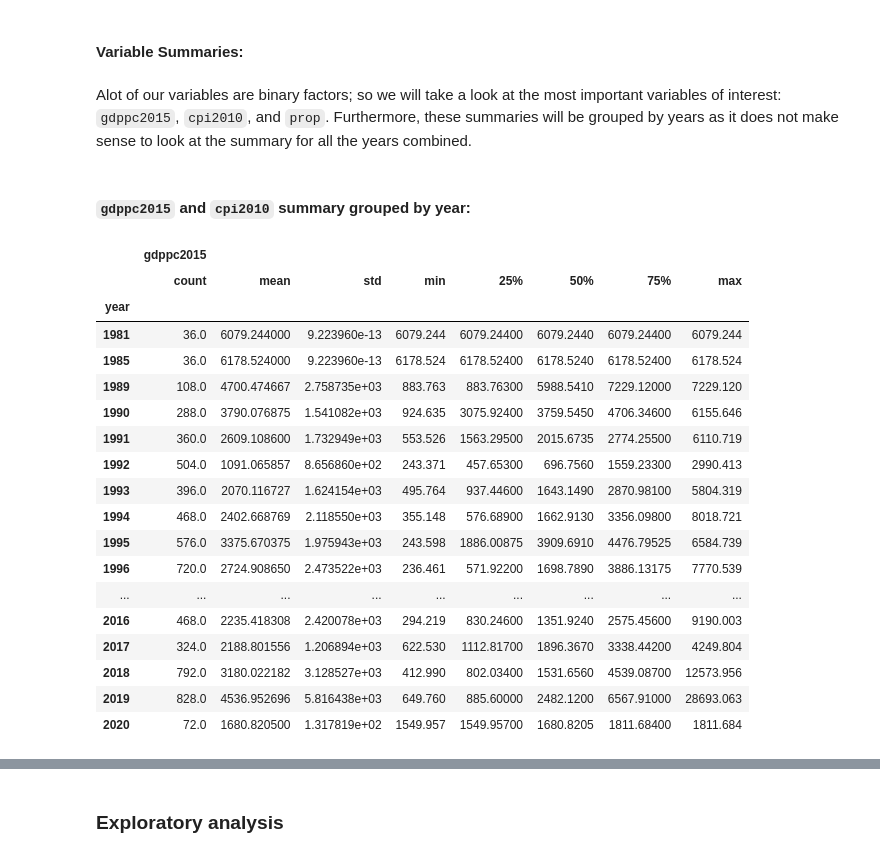
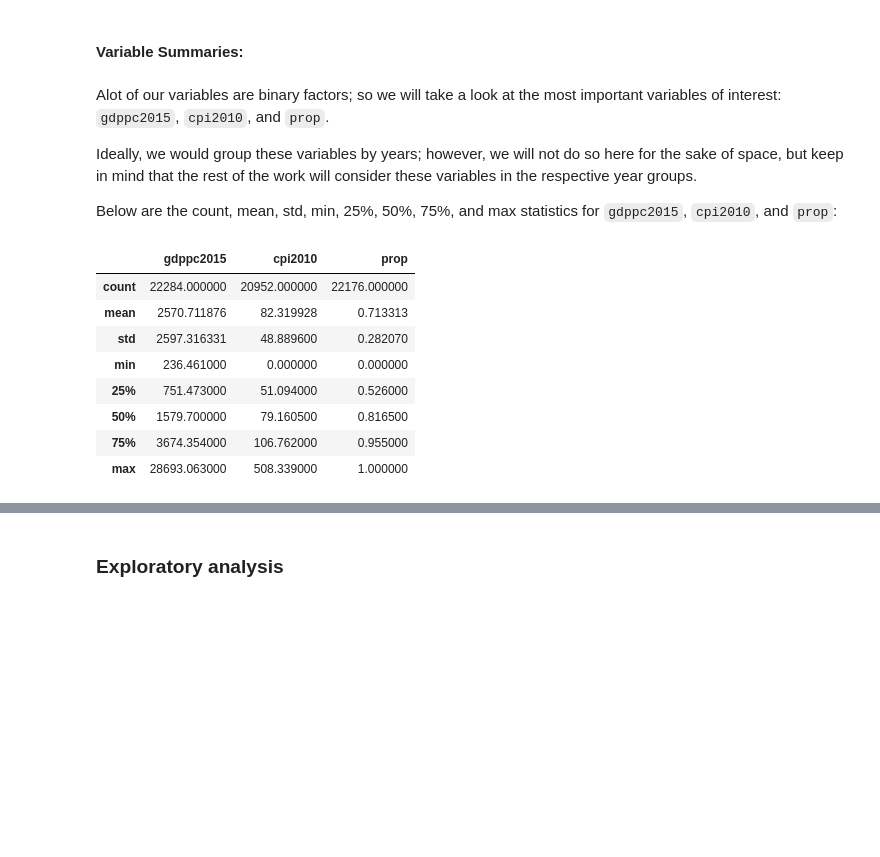
Before and after one commit to TheYibster/-Pstat100-Data-Science, a Jupyter notebook: CP1/project-plan-report.ipynb, the cells around one changed output, grey strips where cells are left out. Saved outputs shown, nothing was run; the diff lists cells and outputs as text; code cells hidden in the pictures; blank space fills up the shorter version.

```diff
--- a/CP1/project-plan-report.ipynb
+++ b/CP1/project-plan-report.ipynb
@@ -128,28 +103,20 @@ One interesting thing of note is that year is not continuous for all countries.
 # %% [markdown]
 #### **Variable Summaries:**
 # %% [markdown]
-Alot of our variables are binary factors; so we will take a look at the most important variables of interest: `gdppc2015`, `cpi2010`, and `prop`. Furthermore, these summaries will be grouped by years as it does not make sense to look at the summary for all the years combined.
+Alot of our variables are binary factors; so we will take a look at the most important variables of interest: `gdppc2015`, `cpi2010`, and `prop`.
+
+Ideally, we would group these variables by years; however, we will not do so here for the sake of space, but keep in mind that the rest of the work will consider these variables in the respective year groups.
+
+Below are the count, mean, std, min, 25%, 50%, 75%, and max statistics for `gdppc2015`, `cpi2010`, and `prop`:
-# %% [markdown]
-#### `gdppc2015` and `cpi2010` summary grouped by year:
 # %%
-data_tidy.loc[:, ['year','gdppc2015']].groupby('year').describe()
+data_tidy.loc[:, ['gdppc2015', 'cpi2010', 'prop']].describe()
 # %% [output]
-|  | gdppc2015 |  |  |  |  |  |  |  |
-|  | count | mean | std | min | 25% | 50% | 75% | max |
-| year |  |  |  |  |  |  |  |  |
-| 1981 | 36.0 | 6079.244000 | 9.223960e-13 | 6079.244 | 6079.24400 | 6079.2440 | 6079.24400 | 6079.244 |
-| 1985 | 36.0 | 6178.524000 | 9.223960e-13 | 6178.524 | 6178.52400 | 6178.5240 | 6178.52400 | 6178.524 |
-| 1989 | 108.0 | 4700.474667 | 2.758735e+03 | 883.763 | 883.76300 | 5988.5410 | 7229.12000 | 7229.120 |
-| 1990 | 288.0 | 3790.076875 | 1.541082e+03 | 924.635 | 3075.92400 | 3759.5450 | 4706.34600 | 6155.646 |
-| 1991 | 360.0 | 2609.108600 | 1.732949e+03 | 553.526 | 1563.29500 | 2015.6735 | 2774.25500 | 6110.719 |
-| 1992 | 504.0 | 1091.065857 | 8.656860e+02 | 243.371 | 457.65300 | 696.7560 | 1559.23300 | 2990.413 |
-| 1993 | 396.0 | 2070.116727 | 1.624154e+03 | 495.764 | 937.44600 | 1643.1490 | 2870.98100 | 5804.319 |
-| 1994 | 468.0 | 2402.668769 | 2.118550e+03 | 355.148 | 576.68900 | 1662.9130 | 3356.09800 | 8018.721 |
-| 1995 | 576.0 | 3375.670375 | 1.975943e+03 | 243.598 | 1886.00875 | 3909.6910 | 4476.79525 | 6584.739 |
-| 1996 | 720.0 | 2724.908650 | 2.473522e+03 | 236.461 | 571.92200 | 1698.7890 | 3886.13175 | 7770.539 |
-| ... | ... | ... | ... | ... | ... | ... | ... | ... |
-| 2016 | 468.0 | 2235.418308 | 2.420078e+03 | 294.219 | 830.24600 | 1351.9240 | 2575.45600 | 9190.003 |
-| 2017 | 324.0 | 2188.801556 | 1.206894e+03 | 622.530 | 1112.81700 | 1896.3670 | 3338.44200 | 4249.804 |
-| 2018 | 792.0 | 3180.022182 | 3.128527e+03 | 412.990 | 802.03400 | 1531.6560 | 4539.08700 | 12573.956 |
-| 2019 | 828.0 | 4536.952696 | 5.816438e+03 | 649.760 | 885.60000 | 2482.1200 | 6567.91000 | 28693.063 |
-| 2020 | 72.0 | 1680.820500 | 1.317819e+02 | 1549.957 | 1549.95700 | 1680.8205 | 1811.68400 | 1811.684 |
+|  | gdppc2015 | cpi2010 | prop |
+| count | 22284.000000 | 20952.000000 | 22176.000000 |
+| mean | 2570.711876 | 82.319928 | 0.713313 |
+| std | 2597.316331 | 48.889600 | 0.282070 |
+| min | 236.461000 | 0.000000 | 0.000000 |
+| 25% | 751.473000 | 51.094000 | 0.526000 |
+| 50% | 1579.700000 | 79.160500 | 0.816500 |
+| 75% | 3674.354000 | 106.762000 | 0.955000 |
+| max | 28693.063000 | 508.339000 | 1.000000 |
```
Also changed, not shown: parts of 20 cells of this notebook, 3 other files.
